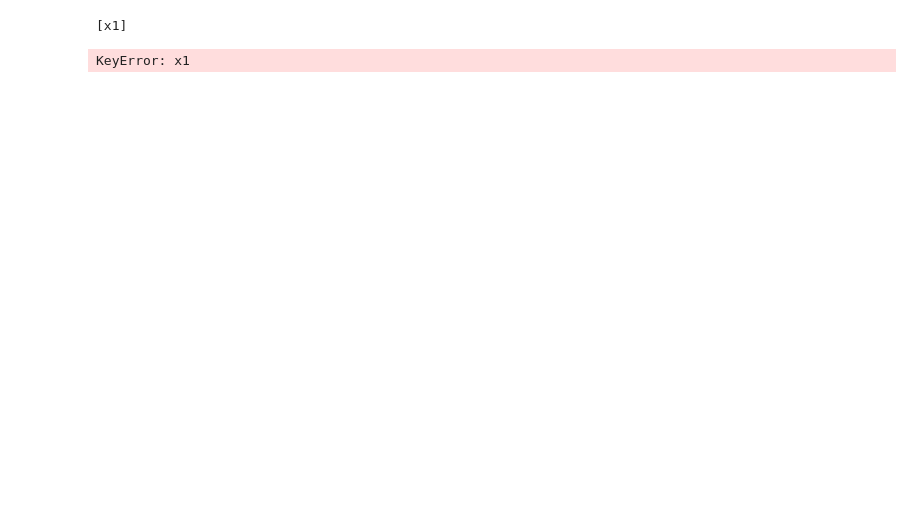
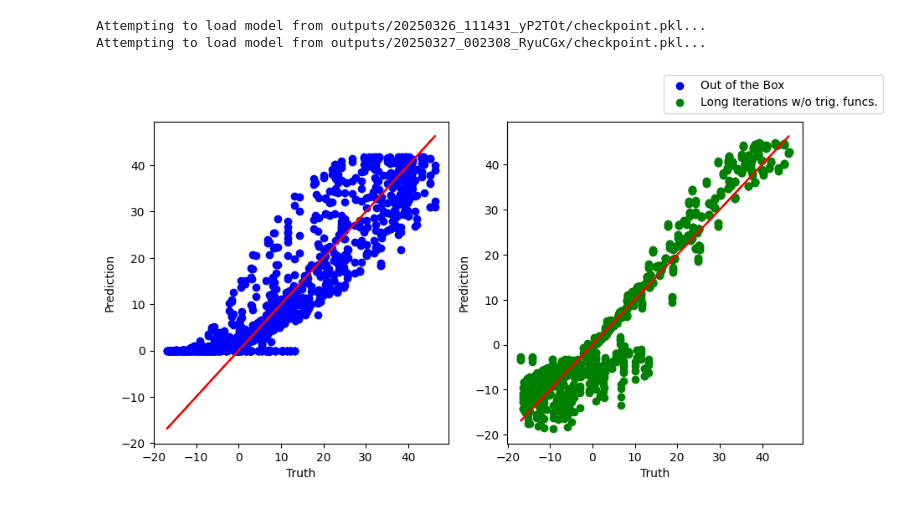
Before and after one commit to jabelieu/K-J-SR, a Jupyter notebook: pySR.prelim.results.ipynb, the cells around one changed output. Cells and saved outputs as stored; diff of their text form; code cells hidden in the pictures; blank space fills up the shorter version.

```diff
--- a/pySR.prelim.results.ipynb
+++ b/pySR.prelim.results.ipynb
@@ -36,33 +39,49 @@ drhosz_tot = drhosz + drhosz10
 
 drhos2 = drhosx_tot**2 + drhosy_tot**2 + drhosz_tot**2 # x5
 
+fl = np.column_stack ( ( rho_tot , tau_tot , j2 , sodens2 , spinden2 , drhos2 ) ) # list of features.
+
 rlam_tot = rlam0 + rlam1
-# %%
-csv1 = 'all.func.OotB.hall_of_fame.csv' # csv of out of the box settings with trig, exp, log, low polynomials, etc.
-csv2 = 'no.trig.OotB.hall_of_fame.csv' # the above but no trig functions
-csv3 = 'no.trig.long.iter.hall_of_fame.csv' # the above but with long iterations
-
-df1 = pd.read_csv(csv1)
-df2 = pd.read_csv(csv2)
-df3 = pd.read_csv(csv3)
-
-#dict = {'x0':rho_tot, 'x1':tau_tot, 'x2':j2, 'x3':sodens2, 'x4':spinden2, 'x5':drhos2, 'x6':rlam_tot}
-test_dict = dict{'x0':'0', 'x1':'1', 'x2':'2', 'x3':'3', 'x4':'4', 'x5':'5', 'x6':'6'}
-
-for i in range ( len(df1) ):
-
-    sf = sp.sympify(df1['Equation'][i]) # Sympy Function
-    sf_var = sf.free_symbols # Variables in the function
-    #print(sf_var)
-    sf_var = list(sf_var) # Convert to list
-    # sf = sp.simplify(sf)
-    if len(sf_var) > 0 :
-        print(sf_var)
-        print(sf,test_dict[sf_var[0]])
-        output = sf.subs(sf_var[0], test_dict[sf_var[0]])
-        print(output)
-    #    output =
-    #print(sf_var[0])
-# %% [output]
-[x1]
-KeyError: x1
+# %%
+csv1 = 'all.func.OotB.hall_of_fame.csv' # csv of out of the box settings with trig, exp, log, low polynomials, etc.
+path1 = './outputs/20250326_111431_yP2TOt'
+csv2 = 'no.trig.OotB.hall_of_fame.csv' # the above but no trig functions
+path2='./outputs/20250326_111751_i9W1Ry'
+csv3 = 'no.trig.long.iter.hall_of_fame.csv' # the above but with long iterations
+path3 ='./outputs/20250327_002308_RyuCGx'
+
+opl = [ "*" , '+' , '-' , '/' ] # basic arithmetic operators.
+
+uopl= [ "square" , "cbrt" , 'neg' , 'cube','sqrt','inv','exp','log' ] # single input math operations.
+
+#mod1 = pd.read_csv(csv1)
+#df2 = pd.read_csv(csv2)
+#df3 = pd.read_csv(csv3)
+
+mod1 = srp.PySRRegressor.from_file(run_directory=path1)
+#mod2 = srp.PySRRegressor.from_file(run_directory=path2,unary_operators=uopl,operators=opl)
+mod3 = srp.PySRRegressor.from_file(run_directory=path3)
+# %% [output]
+Attempting to load model from outputs/20250326_111431_yP2TOt/checkpoint.pkl...
+Attempting to load model from outputs/20250327_002308_RyuCGx/checkpoint.pkl...
+# %%
+pred1 = mod1.predict(fl)
+pred3 = mod3.predict(fl)
+
+fig,ax = plt.subplots(1,2,figsize=(10,5))
+
+ax[0].scatter(rlam_tot,pred1,color='b',label='Out of the Box')
+ax[0].plot(rlam_tot,rlam_tot,'r')
+ax[0].set_xlabel('Truth')
+ax[0].set_ylabel('Prediction')
+
+ax[1].scatter(rlam_tot,pred3,color='g',label='Long Iterations w/o trig. funcs.')
+ax[1].plot(rlam_tot,rlam_tot,'r')
+
+ax[1].set_xlabel('Truth')
+ax[1].set_ylabel('Prediction');
+
+#fig.tight_layout()
+fig.legend();
+# %% [output]
+[figure, added]
```
Also changed, not shown: parts of 6 cells of this notebook, 2 other files.
